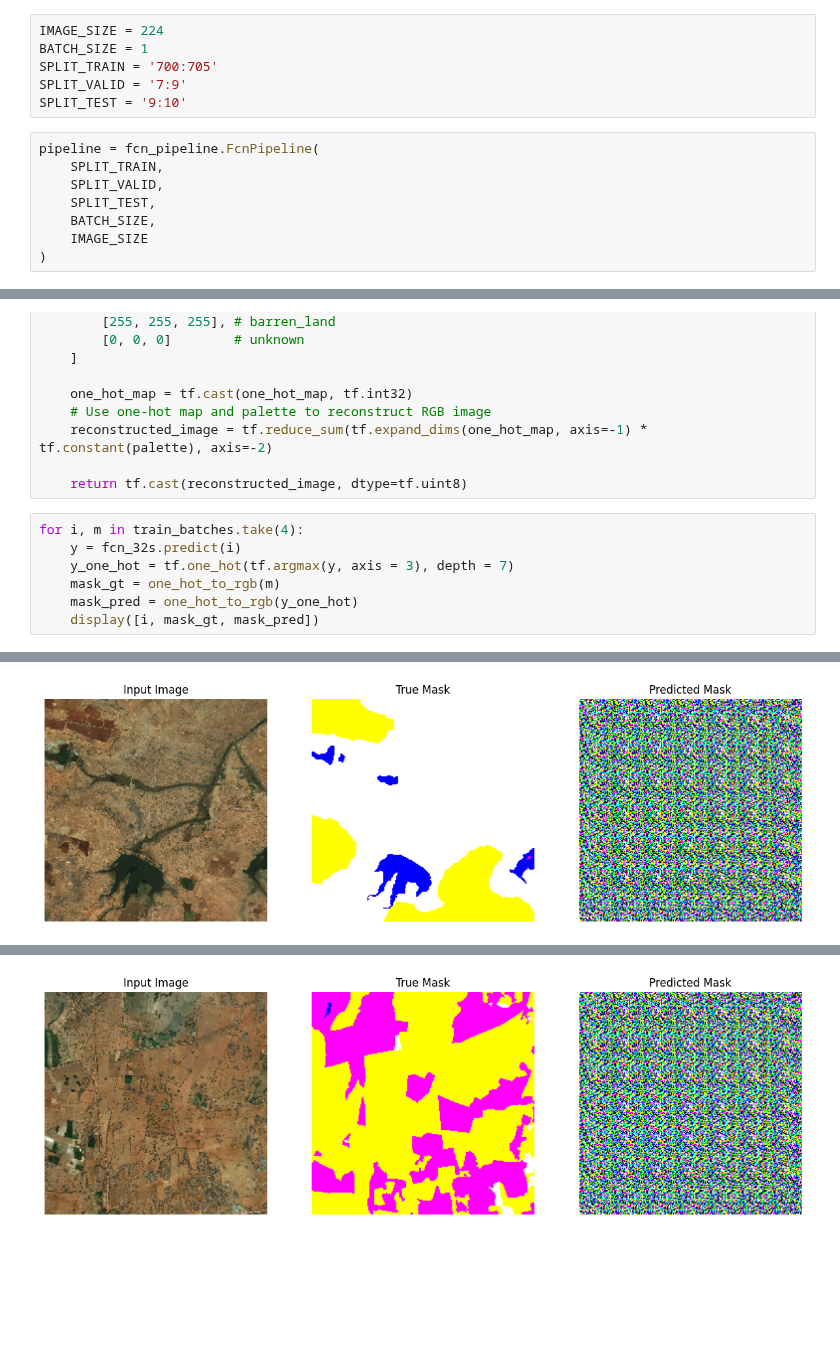
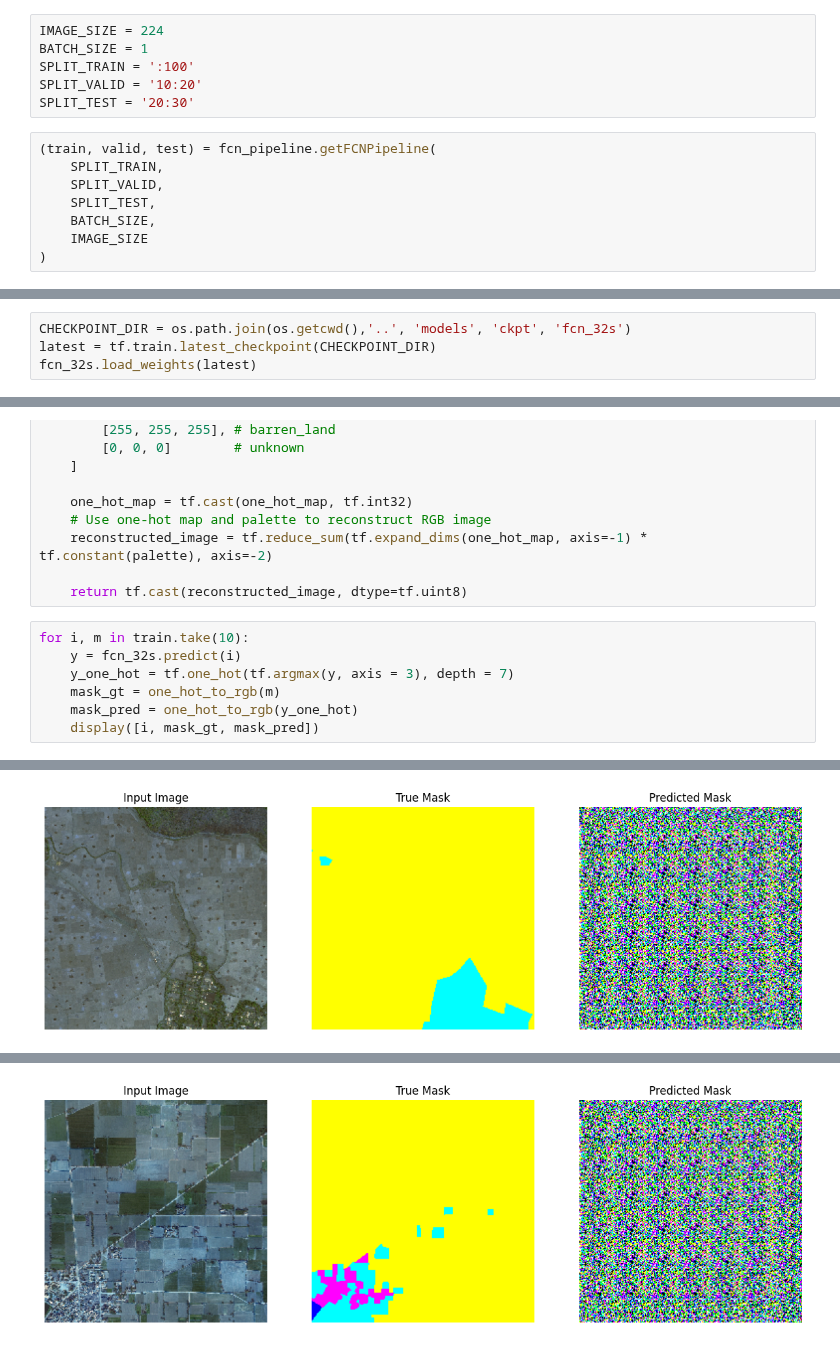
Before and after one commit to rondo-lehner/CM3070_Final_project, a Jupyter notebook: notebooks/m2_02_explore_model_class.ipynb, the cells around one changed output, grey strips where cells are left out. Cells and saved outputs as stored; diff of their text form; blank space fills up the shorter version.

Commit message:
implemented weights loading

```diff
--- a/notebooks/m2_02_explore_model_class.ipynb
+++ b/notebooks/m2_02_explore_model_class.ipynb
@@ -19,11 +16,11 @@ To enable the following instructions: AVX512F, in other operations, rebuild Tens
 # %%
 IMAGE_SIZE = 224
 BATCH_SIZE = 1
-SPLIT_TRAIN = '700:705'
-SPLIT_VALID = '7:9'
-SPLIT_TEST = '9:10'
+SPLIT_TRAIN = ':100'
+SPLIT_VALID = '10:20'
+SPLIT_TEST = '20:30'
 # %%
-pipeline = fcn_pipeline.FcnPipeline(
+(train, valid, test) = fcn_pipeline.getFCNPipeline(
     SPLIT_TRAIN,
     SPLIT_VALID,
     SPLIT_TEST,
@@ -49,3 +44,7 @@ def display(display_list):
 ## Explore model
 # %%
 fcn_32s = fcn.get_fcn_32s()
+# %%
+CHECKPOINT_DIR = os.path.join(os.getcwd(),'..', 'models', 'ckpt', 'fcn_32s')
+latest = tf.train.latest_checkpoint(CHECKPOINT_DIR)
+fcn_32s.load_weights(latest)
@@ -101,7 +102,7 @@ def one_hot_to_rgb(one_hot_map):
 
     return tf.cast(reconstructed_image, dtype=tf.uint8)
 # %%
-for i, m in train_batches.take(4):
+for i, m in train.take(10):
     y = fcn_32s.predict(i)
     y_one_hot = tf.one_hot(tf.argmax(y, axis = 3), depth = 7)
     mask_gt = one_hot_to_rgb(m)
@@ -112,2 +113,2 @@ for i, m in train_batches.take(4):
 3
-[figure, old version]
+[figure, new version]
@@ -115,2 +116,2 @@ for i, m in train_batches.take(4):
 3
-[figure, old version]
+[figure, new version]
```
Also changed, not shown: parts of 4 cells of this notebook.
